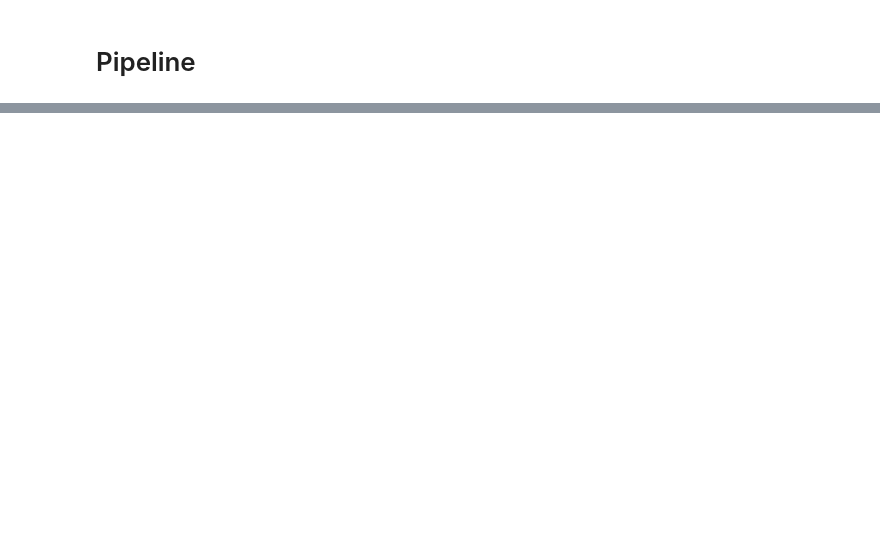
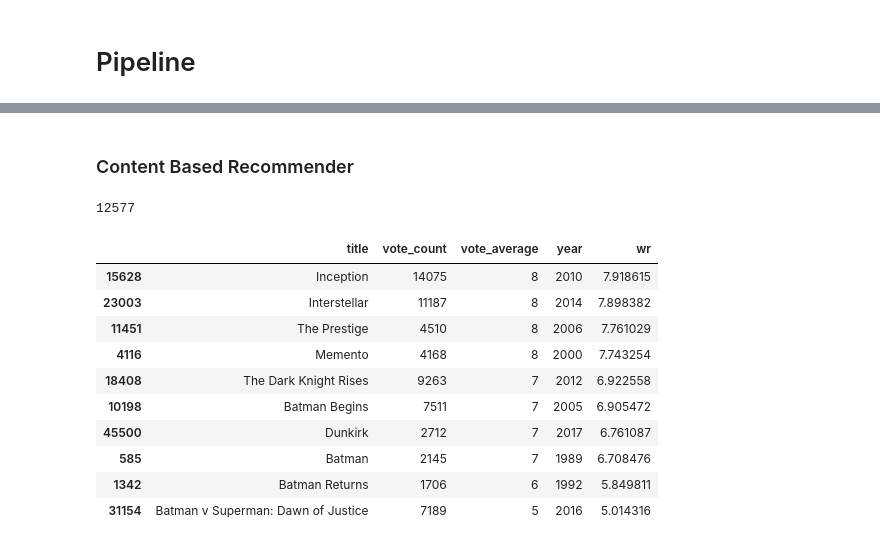
Before and after one commit to DugaldMacintyre/Movie-Recommender, a Jupyter notebook: testing.ipynb, the cells around one changed output, grey strips where cells are left out. Saved outputs shown, nothing was run; the diff lists cells and outputs as text; code cells hidden in the pictures; blank space fills up the shorter version.

Commit message:
add improved recommendation function

```diff
--- a/testing.ipynb
+++ b/testing.ipynb
@@ -206,6 +237,8 @@ msno.bar(md)
+# %% [markdown]
+### Content Based Recommender
 # %%
 tf = TfidfVectorizer(analyzer='word',ngram_range=(1, 2),min_df=0, stop_words='english')
-tfidf_matrix = tf.fit_transform(md['overview'])
+tfidf_matrix = tf.fit_transform(md['soup'])
 cosine_sim = linear_kernel(tfidf_matrix, tfidf_matrix)
 md = md.reset_index()
 titles = md['title']
@@ -222,0 +246,22 @@ get_recommendations('Toy Story')
+# %%
+def improved_recommendations(title):
+
+    # ADDED 0 TO GET RID OF DUPLICATE ISSUE, DISCUSS WHETHER THIS IS THE BEST DECISION. MAYBE USE HIGHEST RATED
+    idx = indices[title][0]
+    sim_scores = list(enumerate(cosine_sim[idx]))
+    print(idx)
+    sim_scores = sorted(sim_scores, key=lambda x: x[1], reverse=True)
+    sim_scores = sim_scores[1:26]
+    movie_indices = [i[0] for i in sim_scores]
+
+    movies = md.iloc[movie_indices][['title', 'vote_count', 'vote_average', 'year']]
+    vote_counts = movies[movies['vote_count'].notnull()]['vote_count'].astype('int')
+    vote_averages = movies[movies['vote_average'].notnull()]['vote_average'].astype('int')
+    C = vote_averages.mean()
+    m = vote_counts.quantile(0.60)
+    qualified = movies[(movies['vote_count'] >= m) & (movies['vote_count'].notnull()) & (movies['vote_average'].notnull())]
+    qualified['vote_count'] = qualified['vote_count'].astype('int')
+    qualified['vote_average'] = qualified['vote_average'].astype('int')
+    qualified['wr'] = qualified.apply(weighted_rating, axis=1)
+    qualified = qualified.sort_values('wr', ascending=False).head(10)
+    return qualified
@@ -222,0 +279,15 @@ get_recommendations('Toy Story')
+# %%
+improved_recommendations('The Dark Knight')
+# %% [output]
+12577
+|  | title | vote_count | vote_average | year | wr |
+| 15628 | Inception | 14075 | 8 | 2010 | 7.918615 |
+| 23003 | Interstellar | 11187 | 8 | 2014 | 7.898382 |
+| 11451 | The Prestige | 4510 | 8 | 2006 | 7.761029 |
+| 4116 | Memento | 4168 | 8 | 2000 | 7.743254 |
+| 18408 | The Dark Knight Rises | 9263 | 7 | 2012 | 6.922558 |
+| 10198 | Batman Begins | 7511 | 7 | 2005 | 6.905472 |
+| 45500 | Dunkirk | 2712 | 7 | 2017 | 6.761087 |
+| 585 | Batman | 2145 | 7 | 1989 | 6.708476 |
+| 1342 | Batman Returns | 1706 | 6 | 1992 | 5.849811 |
+| 31154 | Batman v Superman: Dawn of Justice | 7189 | 5 | 2016 | 5.014316 |
```
Also changed, not shown: parts of 18 cells of this notebook, 1 other file.
